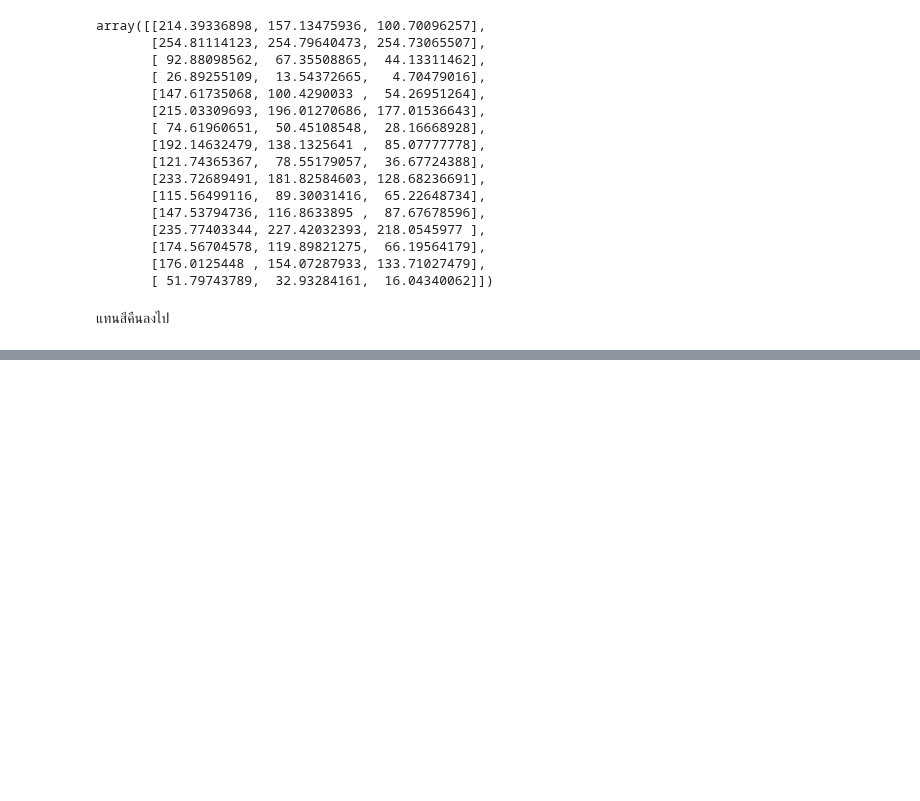
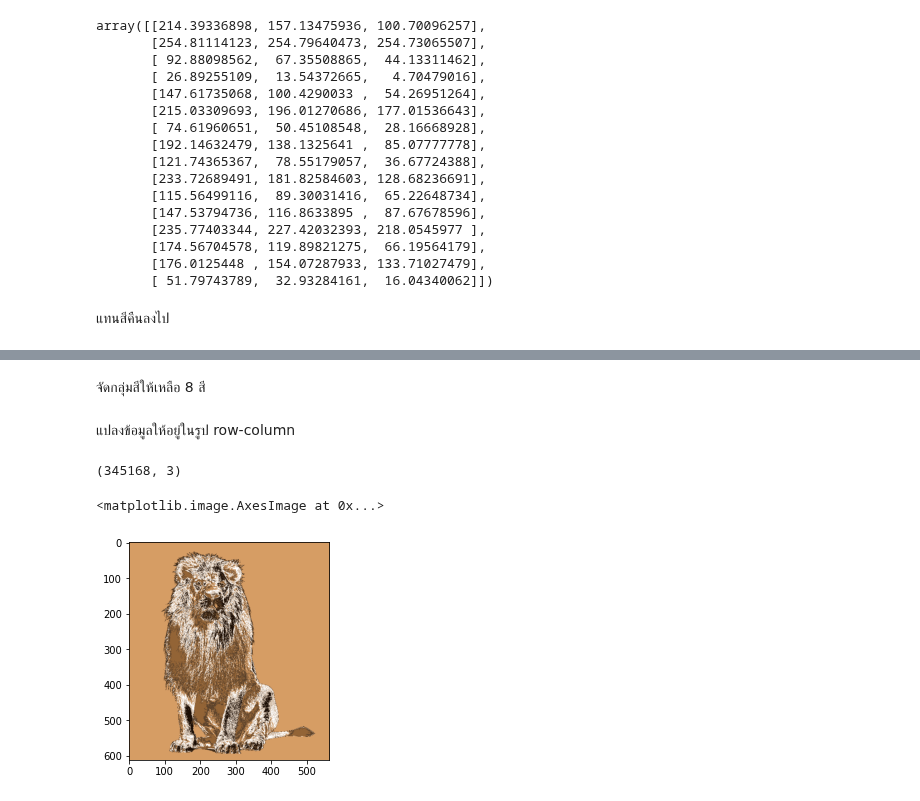
Before and after one commit to Octa-p/DWDM21, a Jupyter notebook: Chap_8_Clustering.ipynb, the cells around one changed output, grey strips where cells are left out. Cells and saved outputs as stored; diff of their text form; code cells hidden in the pictures; blank space fills up the shorter version.

Commit message:
Example Application (Color Quantization)

```diff
--- a/Chap_8_Clustering.ipynb
+++ b/Chap_8_Clustering.ipynb
@@ -180,0 +194,23 @@ for i in range(RGB_img.shape[0]):
+# %% [markdown]
+จัดกลุ่มสีให้เหลือ 8 สี
+# %%
+myquantize2 = KMeans(n_clusters=8, random_state=6)
+# %% [markdown]
+แปลงข้อมูลให้อยู่ในรูป row-column
+# %%
+img_row2 = np.reshape(RGB_img,(RGB_img.shape[0]*RGB_img.shape[1],3))
+img_row2.shape
+# %% [output]
+(345168, 3)
+# %%
+final_color = myquantize2.fit_predict(img_row)
+# %%
+new_img2 = np.zeros(RGB_img.shape)
+for i in range(RGB_img.shape[0]):
+    for j in range(RGB_img.shape[1]):
+      new_img2[i,j,:] = centroid[myquantize2.predict([RGB_img[i,j,:]]),:]
+# %%
+plt.imshow(new_img2/255)
+# %% [output]
+<matplotlib.image.AxesImage at 0x...>
+[figure, added]
```
Also changed, not shown: parts of 4 cells of this notebook.
